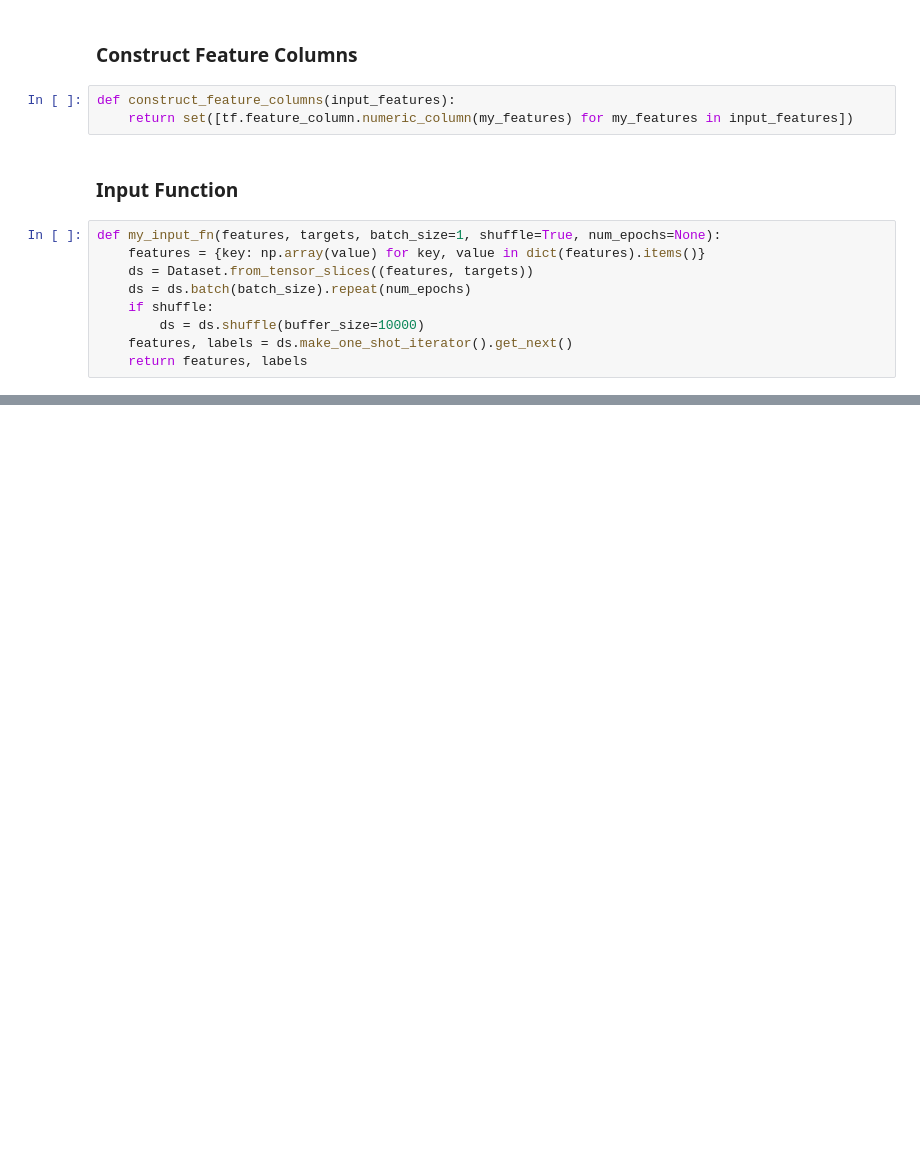
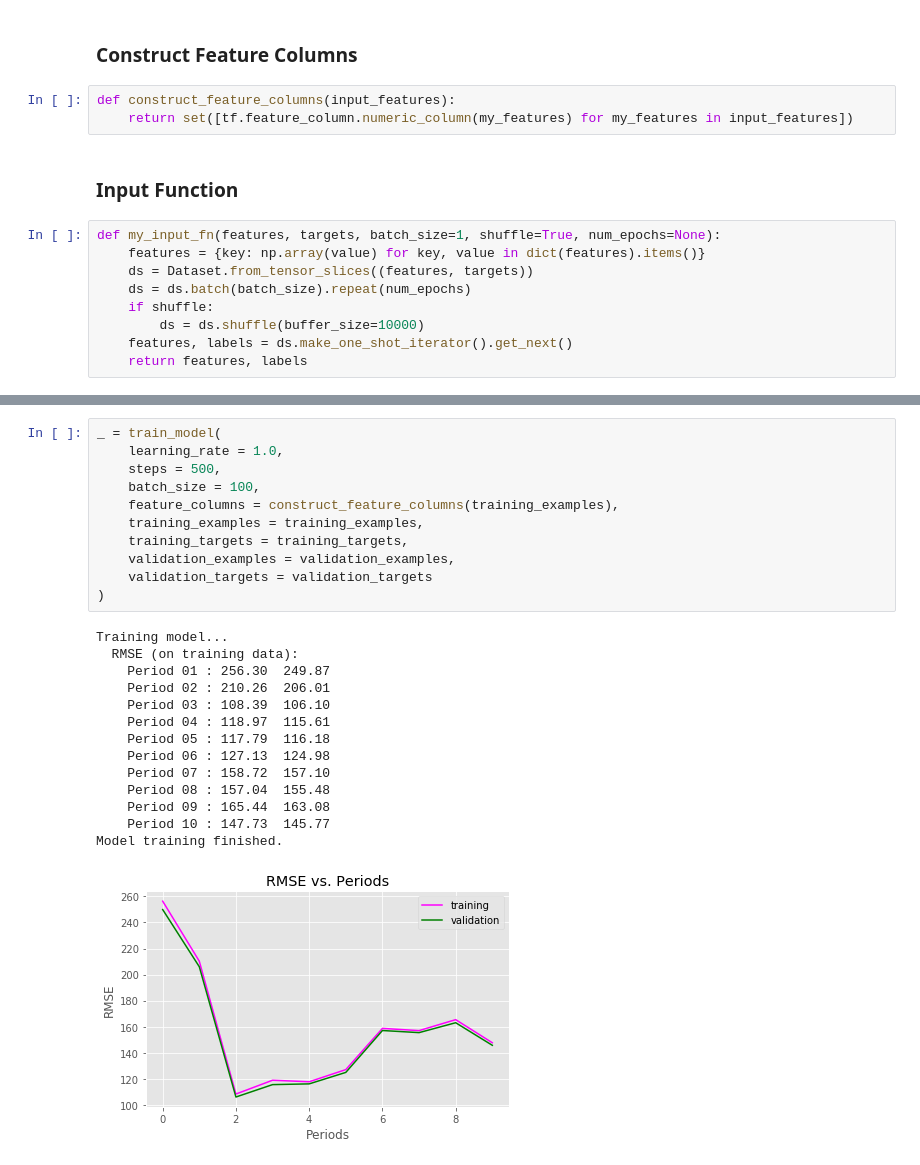
Before and after one commit to acesaif/ml_crash_course, a Jupyter notebook: feature_crosses/ml_feature_cross.ipynb, the cells around one changed output, grey strips where cells are left out. Saved outputs shown, nothing was run; the diff lists cells and outputs as text; blank space fills up the shorter version.

```diff
--- a/feature_crosses/ml_feature_cross.ipynb
+++ b/feature_crosses/ml_feature_cross.ipynb
@@ -133,0 +205,26 @@ def my_input_fn(features, targets, batch_size=1, shuffle=True, num_epochs=None):
+# %%
+_ = train_model(
+    learning_rate = 1.0,
+    steps = 500,
+    batch_size = 100,
+    feature_columns = construct_feature_columns(training_examples),
+    training_examples = training_examples,
+    training_targets = training_targets,
+    validation_examples = validation_examples,
+    validation_targets = validation_targets
+)
+# %% [output]
+Training model...
+  RMSE (on training data):
+    Period 01 : 256.30  249.87
+    Period 02 : 210.26  206.01
+    Period 03 : 108.39  106.10
+    Period 04 : 118.97  115.61
+    Period 05 : 117.79  116.18
+    Period 06 : 127.13  124.98
+    Period 07 : 158.72  157.10
+    Period 08 : 157.04  155.48
+    Period 09 : 165.44  163.08
+    Period 10 : 147.73  145.77
+Model training finished.
+[figure, added]
```
Also changed, not shown: parts of 3 cells of this notebook.
